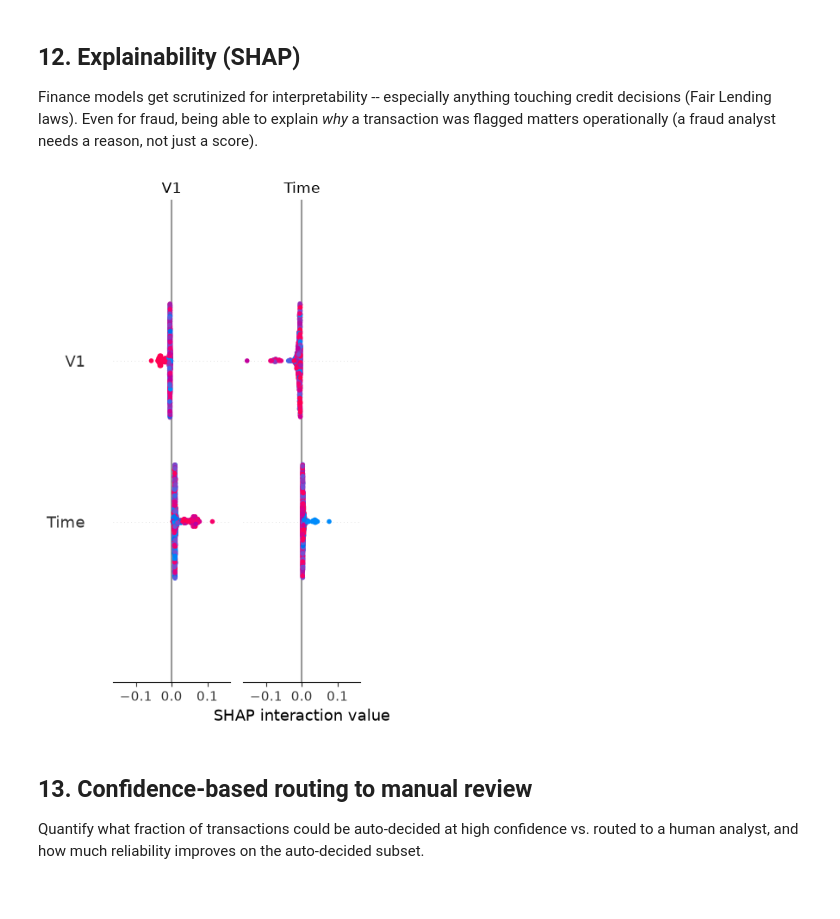
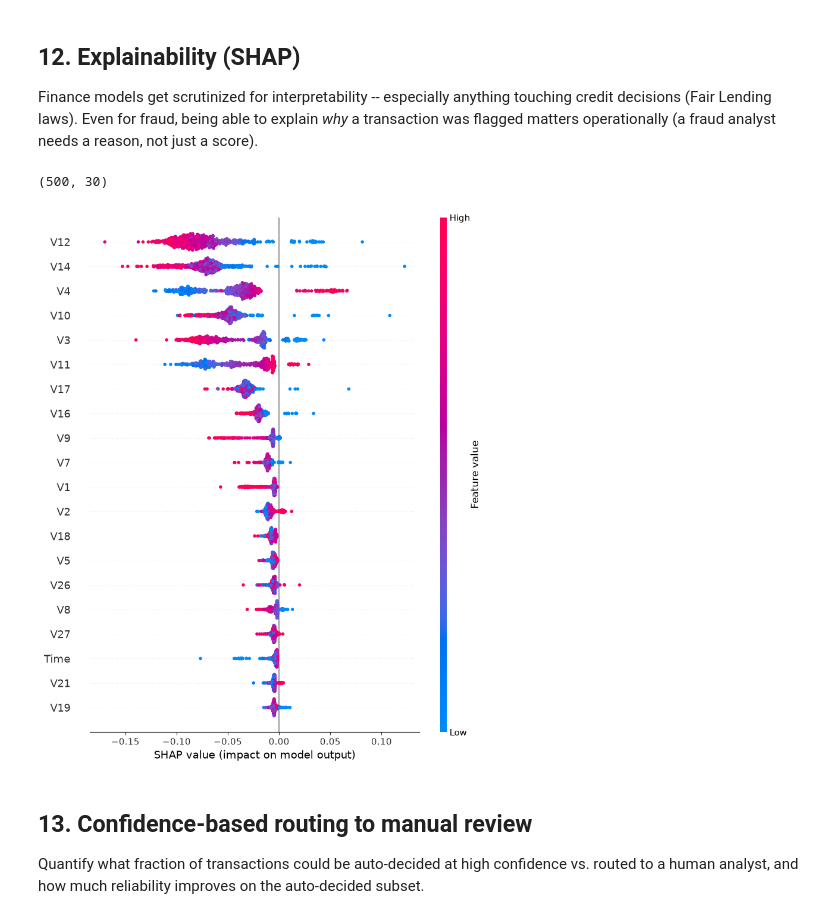
Before and after one commit to jaypje/fraud-detection, a Jupyter notebook: fraud_detection.ipynb, the cells around one changed output. Cells and saved outputs as stored; diff of their text form; code cells hidden in the pictures.

```diff
--- a/fraud_detection.ipynb
+++ b/fraud_detection.ipynb
@@ -419,20 +432,29 @@ flagged matters operationally (a fraud analyst needs a reason, not just a score)
 # %%
 import shap
 
 if hasattr(best["model"], "feature_importances_"):
     explainer = shap.TreeExplainer(best["model"])
 else:
     explainer = shap.LinearExplainer(best["model"], X_train_scaled)
 
 X_shap_input = X_test_scaled[:500] if best_uses_scaled else X_test[:500]
 shap_values = explainer.shap_values(X_shap_input)
 
+# Random forest returns one set of values per class; keep fraud (class 1)
+if isinstance(shap_values, list):
+    shap_values = shap_values[1]
+elif shap_values.ndim == 3:
+    shap_values = shap_values[:, :, 1]
+
+print(shap_values.shape)  # should be (500, 30)
+
 shap.summary_plot(shap_values, X_shap_input, feature_names=feature_cols, show=False)
 plt.tight_layout()
 plt.savefig("figures/shap_summary.png", dpi=150)
 plt.show()
 # %% [output]
+(500, 30)
-[figure, old version]
+[figure, new version]
 # %% [markdown]
 ## 13. Confidence-based routing to manual review
 
```
Also changed, not shown: parts of 6 cells of this notebook, 4 other files.
